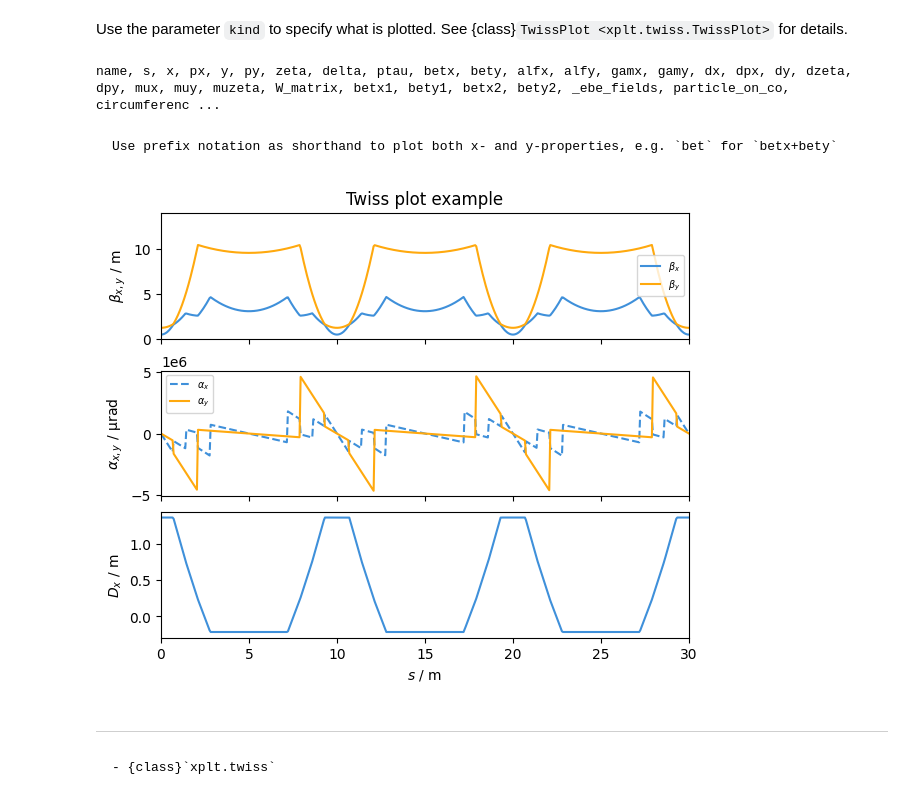
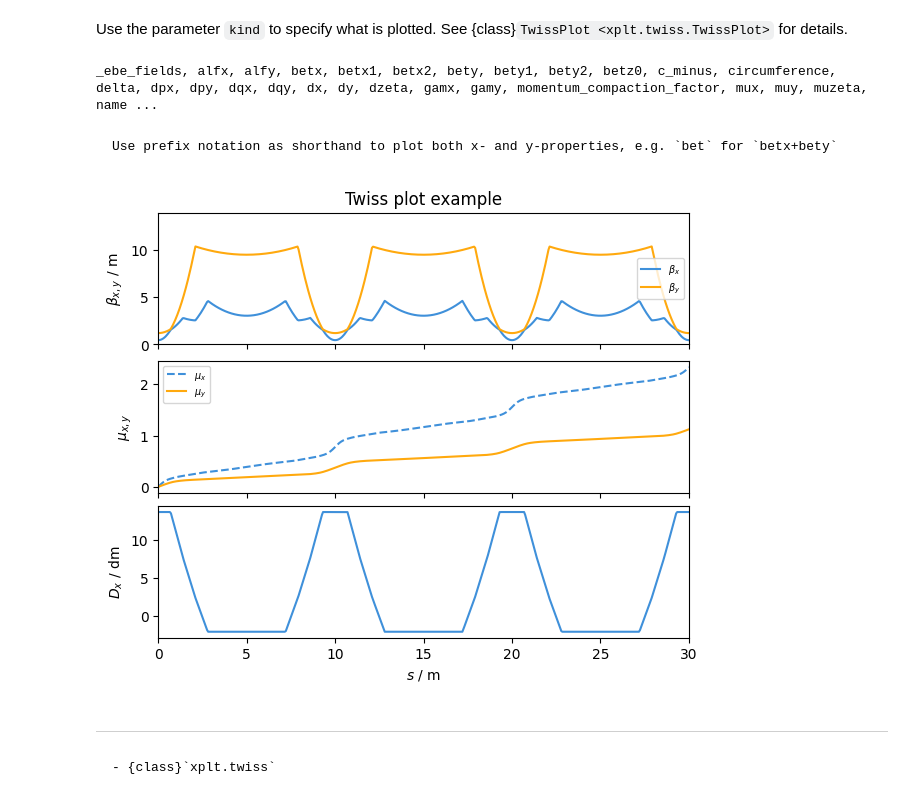
Before and after one commit to xsuite/xplt, a Jupyter notebook: examples/twiss.ipynb, the cells around one changed output. Drawn from its saved outputs; the diff is of its cells as text; code cells hidden in the pictures.

````diff
--- a/examples/twiss.ipynb
+++ b/examples/twiss.ipynb
@@ -58,25 +58,25 @@ plot = xplt.TwissPlot(tw, line=line)
 # %% [markdown]
 Use the parameter `kind` to specify what is plotted. See {class}`TwissPlot <xplt.twiss.TwissPlot>` for details.
 # %%
-print(", ".join(tw.keys()))
+print(", ".join(sorted(tw.keys(), key=lambda a: a.lower())))
 # %% [output]
-name, s, x, px, y, py, zeta, delta, ptau, betx, bety, alfx, alfy, gamx, gamy, dx, dpx, dy, dzeta, dpy, mux, muy, muzeta, W_matrix, betx1, bety1, betx2, bety2, _ebe_fields, particle_on_co, circumferenc ...
+_ebe_fields, alfx, alfy, betx, betx1, betx2, bety, bety1, bety2, betz0, c_minus, circumference, delta, dpx, dpy, dqx, dqy, dx, dy, dzeta, gamx, gamy, momentum_compaction_factor, mux, muy, muzeta, name ...
 # %% [markdown]
 ```{tip}
 Use prefix notation as shorthand to plot both x- and y-properties, e.g. `bet` for `betx+bety`
 ```
 # %%
-plot = xplt.TwissPlot(tw, figsize=(6, 5), kind="bet,alfx+alfy,dx", display_units=dict(alf="urad"))
+plot = xplt.TwissPlot(tw, figsize=(6, 5), kind="bet,mux+muy,dx", display_units=dict(d="dm"))
 
 # adjust some axes
 plot.ax[0].set(title="Twiss plot example", ylim=(0, 14))
 plot.ax[0].legend(loc="right")
 
 # adjust line layout
 plot.artists[1][0][0].set_ls("--")
 plot.ax[1].legend();
 # %% [output]
-[figure, old version]
+[figure, new version]
 # %% [markdown]
 -----------------
 ```{seealso}
````
Also changed, not shown: 8 other files.
